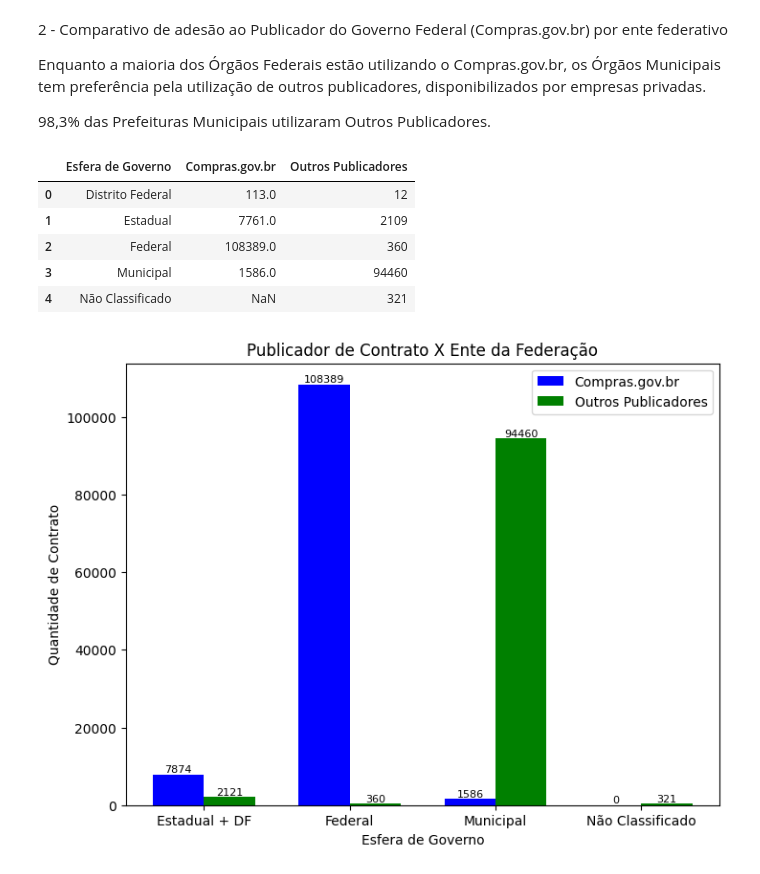
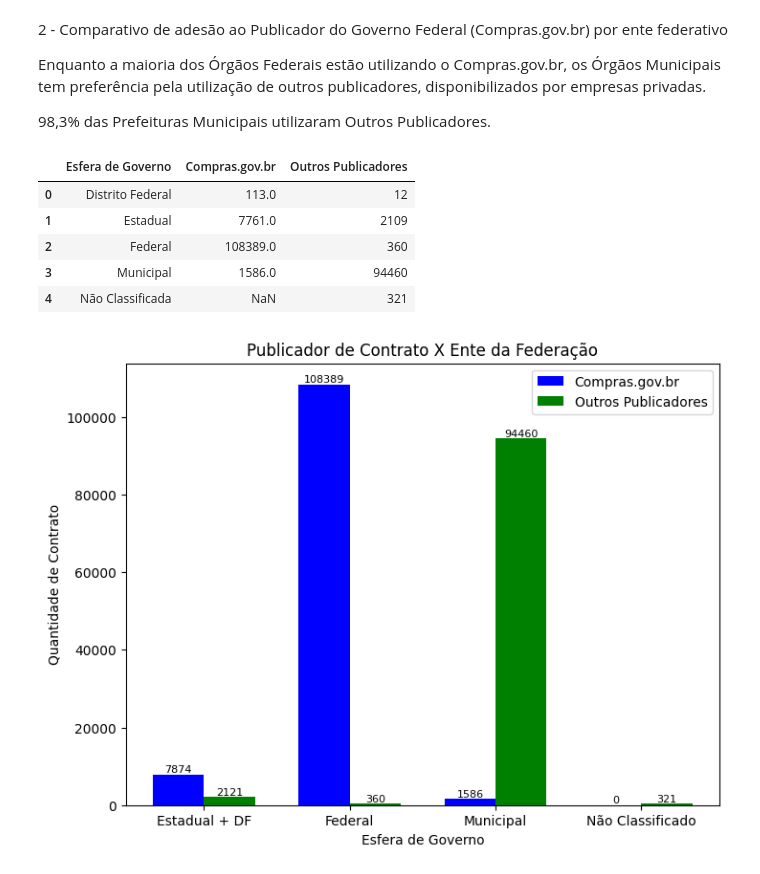
Before and after one commit to heliomacedofilho/projetos-do-bootcamp-analise-de-dados-enap-2023, a Jupyter notebook: ensaio_sobre_dados_de_contratos_do_pncp/analise_pncp_publicador.ipynb, the cells around one changed output. Saved outputs shown, nothing was run; the diff lists cells and outputs as text; code cells hidden in the pictures.

```diff
--- a/ensaio_sobre_dados_de_contratos_do_pncp/analise_pncp_publicador.ipynb
+++ b/ensaio_sobre_dados_de_contratos_do_pncp/analise_pncp_publicador.ipynb
@@ -105,33 +119,31 @@ tem preferência pela utilização de outros publicadores, disponibilizados por
 # %%
 # SEGUNDA ANÁLISE - Comparativo entre os entes federativos se estão utilizando o Compras.gov.br
 
 # df_entes1 - entes que utilizaram o compras.gov.br
 df_entes1 = df_comprasgov.groupby(['orgaoEntidade_esferaId'])['numeroControlePNCP'].count()
 novo_nome = {'D': 'Distrito Federal', 'E': 'Estadual', 'F': 'Federal', 'M': 'Municipal',
              'N': 'Não Classificada'} # Crie um dicionário com os novos nomes dos índices
 df_entes1 = df_entes1.rename(index = novo_nome) # Renomeie as linhas usando .rename()
 
 # df_entes2 - entes que não utilizaram o compras.gov.br
 df_entes2 = df_sem.groupby(['orgaoEntidade_esferaId'])['numeroControlePNCP'].count()
 df_entes2 = df_entes2.rename(index = novo_nome) # Renomeie as linhas usando .rename()
 
 # df_entes - junção das duas tabelas
 df_entes = pd.merge(df_entes1, df_entes2, on='orgaoEntidade_esferaId', how='outer').reset_index()
 df_entes.columns = ['Esfera de Governo','Compras.gov.br', 'Outros Publicadores']
+df_entes .style.format('{:.2f}')
 
 # Altere os nomes das colunas
 
 df_entes
-
-
-# Configurar casas decimais
 # %% [output]
 |  | Esfera de Governo | Compras.gov.br | Outros Publicadores |
 | 0 | Distrito Federal | 113.0 | 12 |
 | 1 | Estadual | 7761.0 | 2109 |
 | 2 | Federal | 108389.0 | 360 |
 | 3 | Municipal | 1586.0 | 94460 |
-| 4 | Não Classificado | NaN | 321 |
+| 4 | Não Classificada | NaN | 321 |
 # %%
 import pandas as pd
 import matplotlib.pyplot as plt
```
Also changed, not shown: parts of 3 cells of this notebook.
